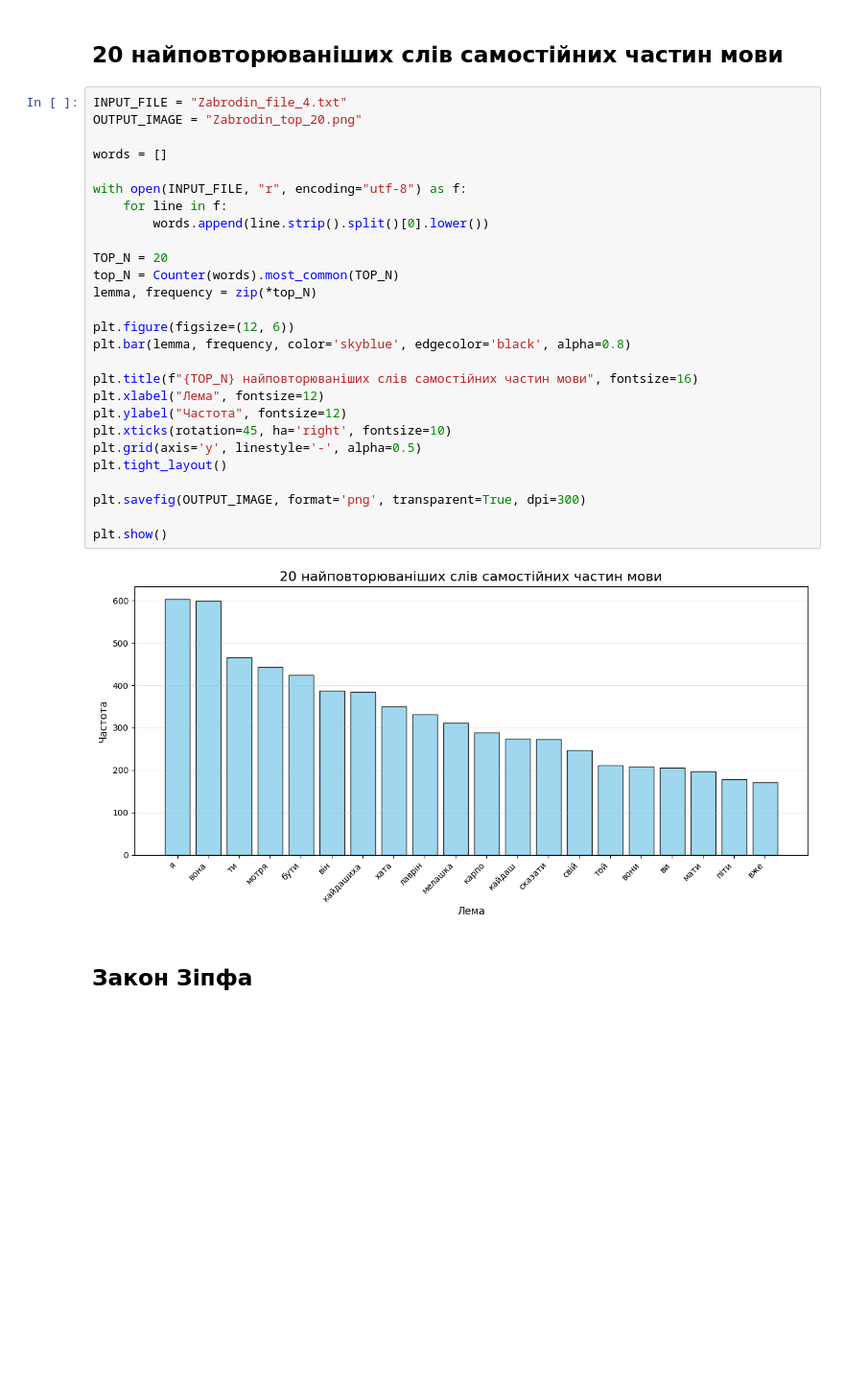
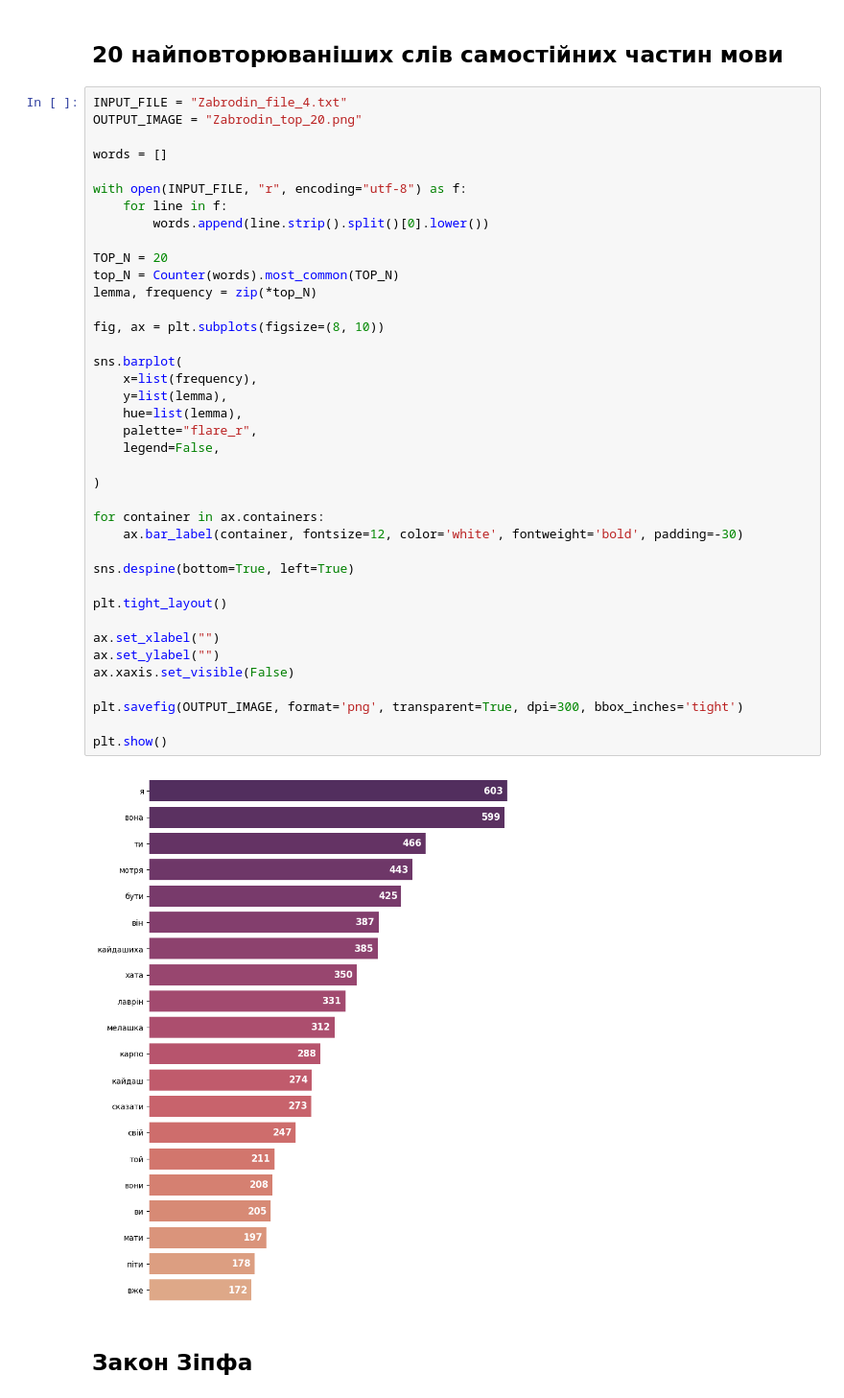
Before and after one commit to mzabrodin/nlp-book-analysis, a Jupyter notebook: lab02/Zabrodin_file_5.ipynb, the cells around one changed output. Shown at 96% size. Cells and saved outputs as stored; diff of their text form; blank space fills up the shorter version.

```diff
--- a/lab02/Zabrodin_file_5.ipynb
+++ b/lab02/Zabrodin_file_5.ipynb
@@ -32,32 +34,44 @@ with open(OUTPUT_FILE, "w", encoding="utf-8") as f:
 # %%
 INPUT_FILE = "Zabrodin_file_4.txt"
 OUTPUT_IMAGE = "Zabrodin_top_20.png"
 
 words = []
 
 with open(INPUT_FILE, "r", encoding="utf-8") as f:
     for line in f:
         words.append(line.strip().split()[0].lower())
 
 TOP_N = 20
 top_N = Counter(words).most_common(TOP_N)
 lemma, frequency = zip(*top_N)
 
-plt.figure(figsize=(12, 6))
-plt.bar(lemma, frequency, color='skyblue', edgecolor='black', alpha=0.8)
+fig, ax = plt.subplots(figsize=(8, 10))
 
-plt.title(f"{TOP_N} найповторюваніших слів самостійних частин мови", fontsize=16)
-plt.xlabel("Лема", fontsize=12)
-plt.ylabel("Частота", fontsize=12)
-plt.xticks(rotation=45, ha='right', fontsize=10)
-plt.grid(axis='y', linestyle='-', alpha=0.5)
+sns.barplot(
+    x=list(frequency),
+    y=list(lemma),
+    hue=list(lemma),
+    palette="flare_r",
+    legend=False,
+
+)
+
+for container in ax.containers:
+    ax.bar_label(container, fontsize=12, color='white', fontweight='bold', padding=-30)
+
+sns.despine(bottom=True, left=True)
+
 plt.tight_layout()
 
-plt.savefig(OUTPUT_IMAGE, format='png', transparent=True, dpi=300)
+ax.set_xlabel("")
+ax.set_ylabel("")
+ax.xaxis.set_visible(False)
+
+plt.savefig(OUTPUT_IMAGE, format='png', transparent=True, dpi=300, bbox_inches='tight')
 
 plt.show()
 # %% [output]
-[figure, old version]
+[figure, new version]
 # %% [markdown]
 ## Закон Зіпфа
 # %% [markdown]
```
Also changed, not shown: parts of 6 cells of this notebook, 4 other files.
